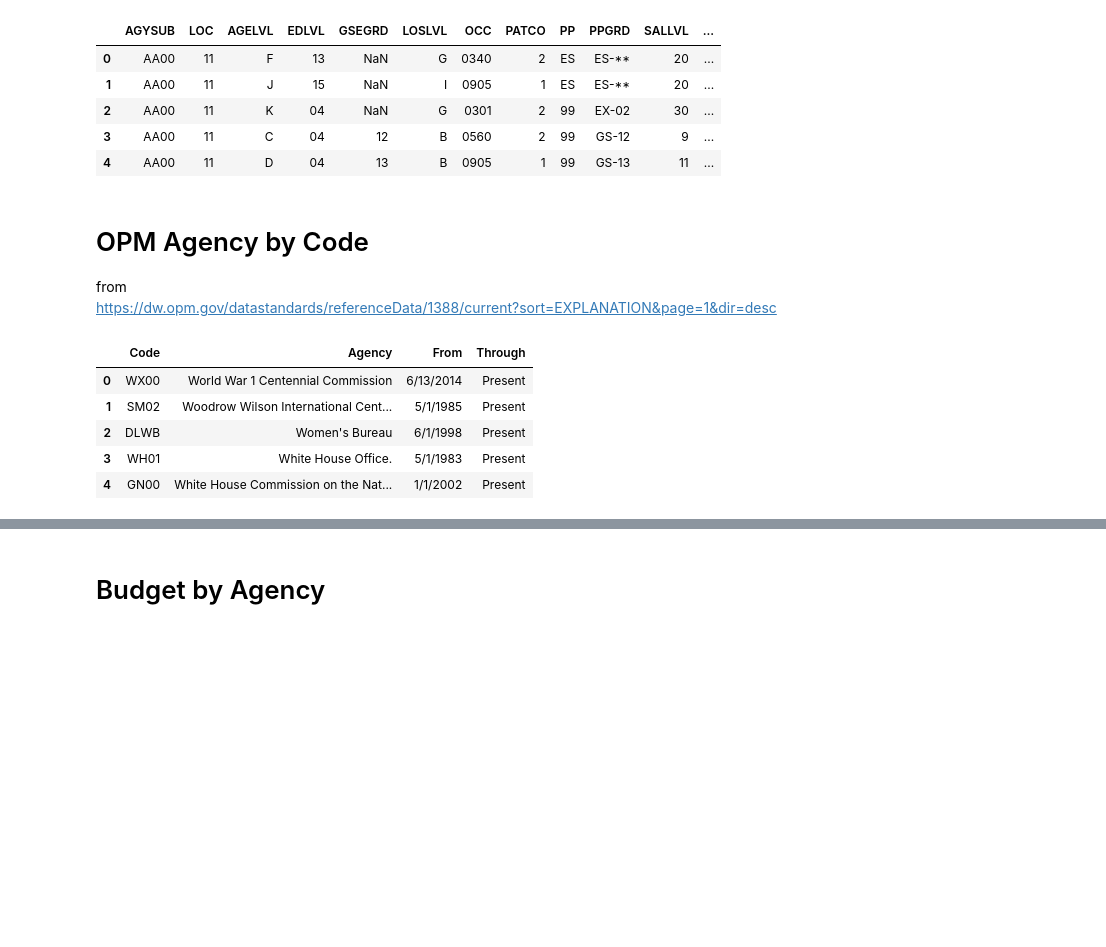
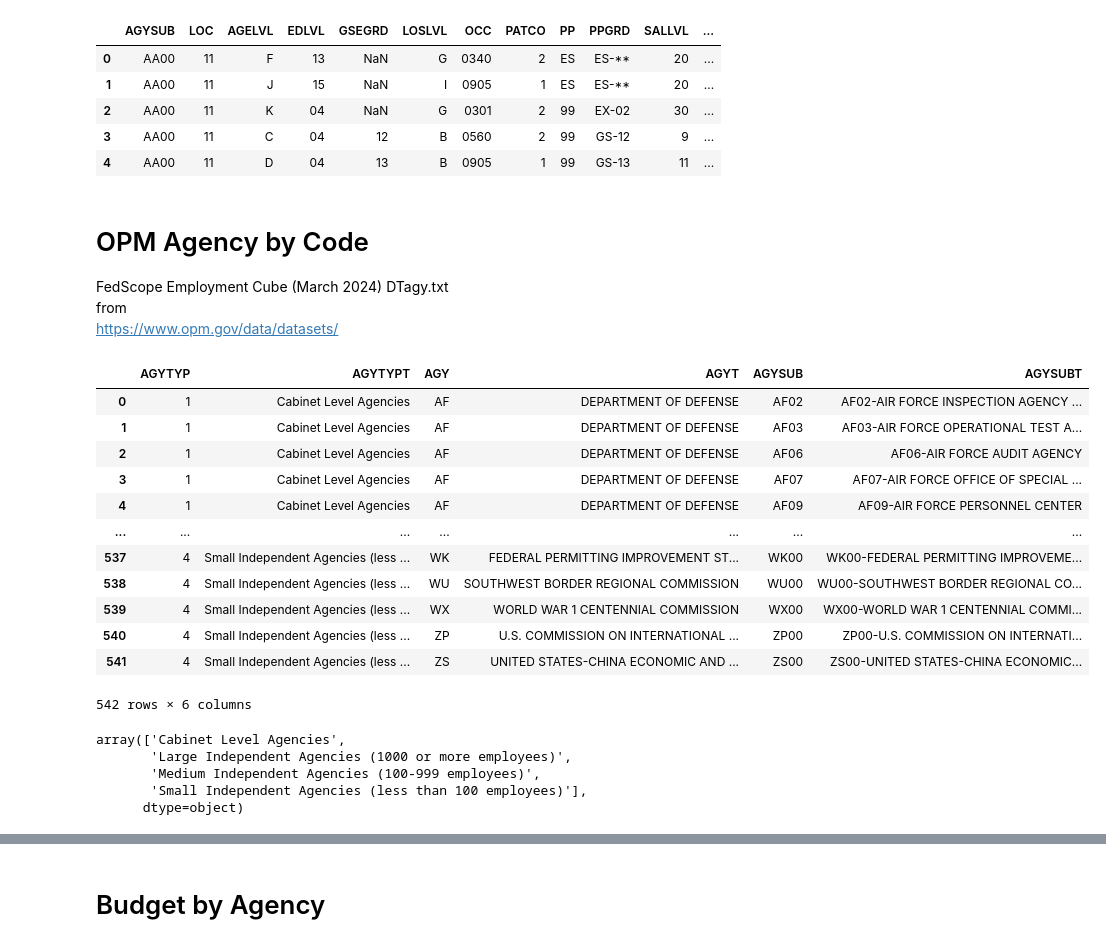
Before and after one commit to spotlightondoge/doge, a Jupyter notebook: analysis/Explore Federal Employment.ipynb, the cells around one changed output, grey strips where cells are left out. Drawn from its saved outputs; the diff is of its cells as text; code cells hidden in the pictures; blank space fills up the shorter version.

Commit message:
updated agency list

```diff
--- a/analysis/Explore Federal Employment.ipynb
+++ b/analysis/Explore Federal Employment.ipynb
@@ -24,25 +27,59 @@ fed_employment.head()
 | 4 | AA00 | 11 | D | 04 | 13 | B | 0905 | 1 | 99 | GS-13 | 11 | ... |
 # %% [markdown]
 # OPM Agency by Code
-
+FedScope Employment Cube (March 2024)
+DTagy.txt
 from
-https://dw.opm.gov/datastandards/referenceData/1388/current?sort=EXPLANATION&page=1&dir=desc
+https://www.opm.gov/data/datasets/
 # %%
 # Extract those codes from a messy text file.
 # https://acf.gov/sites/default/files/documents/paris/federal_codes_for_states_03212018.pdf
+
+file_path = "../datasets/OPM/FedScope Employment Cube (March 2024)/DTagy.txt"
+agency_codes = pd.read_csv(file_path, sep=",", engine="python", on_bad_lines="skip", encoding="utf-8")
+
 def clean_agency_name(agency_name):
-    name = agency_name.replace("Note: Organization does not make HR submissions to OPM. Code may be used for other documentation purposes.", "")
+    name = "-".join(agency_name.split("-")[1:])
     name = name.strip()
     name = " ".join(name.split())
     return name
 
-agency_codes = pd.read_csv("../datasets/OPM/Misc/agency_code_by_id_full.csv")
-agency_codes['Agency'] = agency_codes.apply(lambda row: clean_agency_name(row['Agency']), axis=1)
-agency_codes.head()
+agency_codes['AGYT'] = agency_codes.apply(lambda row: clean_agency_name(row['AGYT']), axis=1)
+
+agency_mappings = {
+    "DEPARTMENT OF THE ARMY": "DEPARTMENT OF DEFENSE",
+    "DEPARTMENT OF THE NAVY": "DEPARTMENT OF DEFENSE",
+    "DEPARTMENT OF THE AIR FORCE": "DEPARTMENT OF DEFENSE",
+    "U.S. AGENCY FOR INTERNATIONAL DEVELOPMENT": "AGENCY FOR INTERNATIONAL DEVELOPMENT",
+
+}
+
+def applymap(agyname):
+    if agyname in agency_mappings:
+        return agency_mappings[agyname]
+    else: return agyname
+
+agency_codes['AGYT'] = agency_codes.apply(lambda row: applymap(row['AGYT']), axis=1)
+agency_codes
 # %% [output]
-|  | Code | Agency | From | Through |
-| 0 | WX00 | World War 1 Centennial Commission | 6/13/2014 | Present |
-| 1 | SM02 | Woodrow Wilson International Cent... | 5/1/1985 | Present |
-| 2 | DLWB | Women's Bureau | 6/1/1998 | Present |
-| 3 | WH01 | White House Office. | 5/1/1983 | Present |
-| 4 | GN00 | White House Commission on the Nat... | 1/1/2002 | Present |
+|  | AGYTYP | AGYTYPT | AGY | AGYT | AGYSUB | AGYSUBT |
+| 0 | 1 | Cabinet Level Agencies | AF | DEPARTMENT OF DEFENSE | AF02 | AF02-AIR FORCE INSPECTION AGENCY ... |
+| 1 | 1 | Cabinet Level Agencies | AF | DEPARTMENT OF DEFENSE | AF03 | AF03-AIR FORCE OPERATIONAL TEST A... |
+| 2 | 1 | Cabinet Level Agencies | AF | DEPARTMENT OF DEFENSE | AF06 | AF06-AIR FORCE AUDIT AGENCY |
+| 3 | 1 | Cabinet Level Agencies | AF | DEPARTMENT OF DEFENSE | AF07 | AF07-AIR FORCE OFFICE OF SPECIAL ... |
+| 4 | 1 | Cabinet Level Agencies | AF | DEPARTMENT OF DEFENSE | AF09 | AF09-AIR FORCE PERSONNEL CENTER |
+| ... | ... | ... | ... | ... | ... | ... |
+| 537 | 4 | Small Independent Agencies (less ... | WK | FEDERAL PERMITTING IMPROVEMENT ST... | WK00 | WK00-FEDERAL PERMITTING IMPROVEME... |
+| 538 | 4 | Small Independent Agencies (less ... | WU | SOUTHWEST BORDER REGIONAL COMMISSION | WU00 | WU00-SOUTHWEST BORDER REGIONAL CO... |
+| 539 | 4 | Small Independent Agencies (less ... | WX | WORLD WAR 1 CENTENNIAL COMMISSION | WX00 | WX00-WORLD WAR 1 CENTENNIAL COMMI... |
+| 540 | 4 | Small Independent Agencies (less ... | ZP | U.S. COMMISSION ON INTERNATIONAL ... | ZP00 | ZP00-U.S. COMMISSION ON INTERNATI... |
+| 541 | 4 | Small Independent Agencies (less ... | ZS | UNITED STATES-CHINA ECONOMIC AND ... | ZS00 | ZS00-UNITED STATES-CHINA ECONOMIC... |
+542 rows × 6 columns
+# %%
+agency_codes['AGYTYPT'].unique()
+# %% [output]
+array(['Cabinet Level Agencies',
+       'Large Independent Agencies (1000 or more employees)',
+       'Medium Independent Agencies (100-999 employees)',
+       'Small Independent Agencies (less than 100 employees)'],
+      dtype=object)
```
Also changed, not shown: parts of 11 cells of this notebook, 3 other files.
